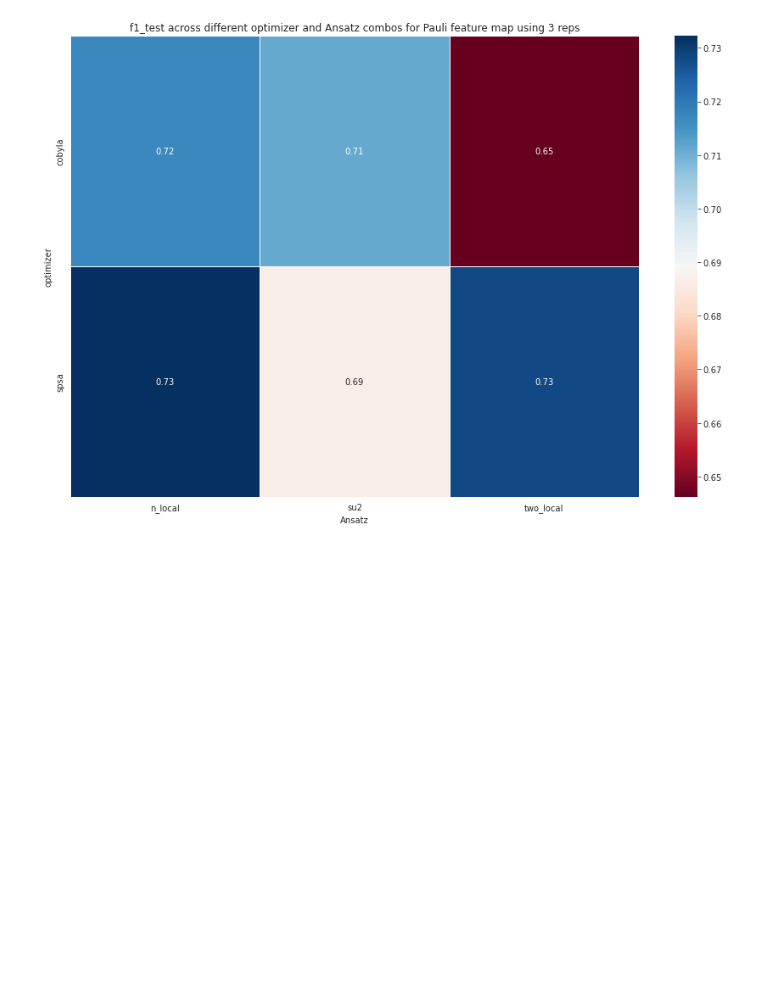
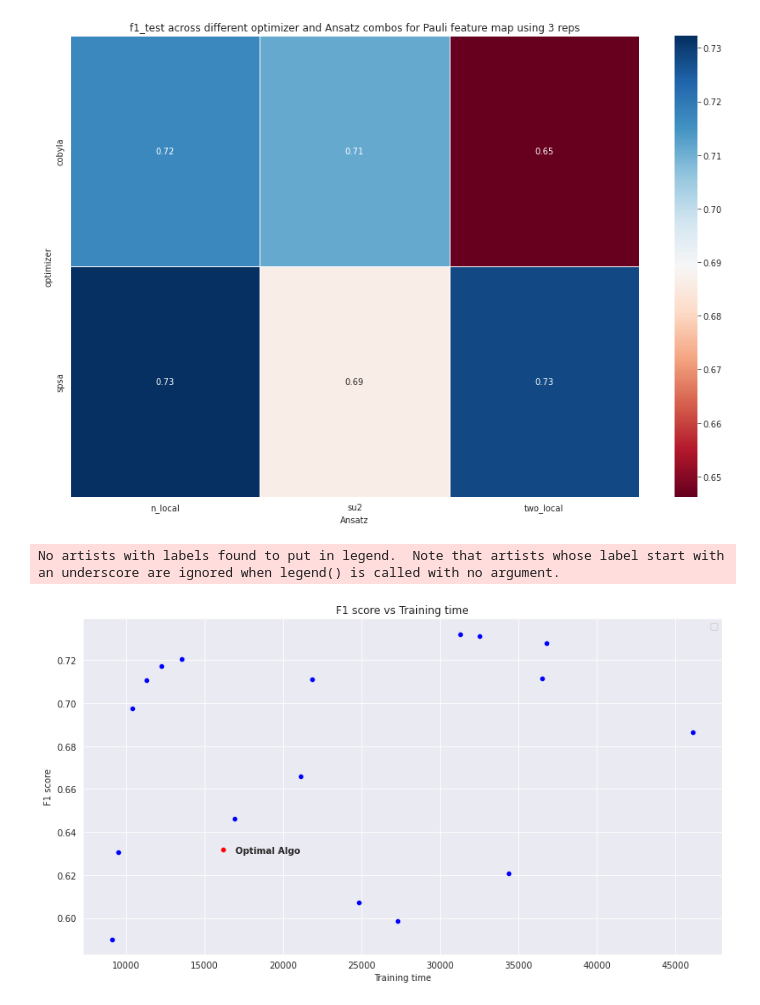
Before and after one commit to MUbarak123-56/qml-research, a Jupyter notebook: spaceship_titanic/vqc_code/data_analysis.ipynb, the cells around one changed output. Drawn from its saved outputs; the diff is of its cells as text; code cells hidden in the pictures; blank space fills up the shorter version.

```diff
--- a/spaceship_titanic/vqc_code/data_analysis.ipynb
+++ b/spaceship_titanic/vqc_code/data_analysis.ipynb
@@ -195,10 +195,15 @@ conf_mat_create("Pauli","optimizer", "Ansatz", "f1_test", 3)
 [figure]
 # %%
 plt.figure(figsize=(13,7))
-sns.scatterplot(x="Training time", y="f1_score", data=tot_df, hue = "feature_map_type")
+best = tot_df[(tot_df["optimizer"]=="cobyla") & (tot_df["Ansatz"] == "su2") & (tot_df["reps"] == 2)]
+sns.scatterplot(x = "Training time", y = "f1_test", data=tot_df, color= "blue")
+sns.scatterplot(x = "Training time", y = "f1_test", data = best, color = "red")
 plt.xlabel("Training time")
 plt.ylabel("F1 score")
 plt.title("F1 score vs Training time")
-plt.text(x = 5600, y=0.59,s = "Best Algo", fontdict={"fontweight":"bold"})
+plt.text(x = 17000, y=0.63,s = "Optimal Algo", fontdict={"fontweight":"bold"})
 plt.legend(loc="best")
 plt.show()
+# %% [output]
+No artists with labels found to put in legend.  Note that artists whose label start with an underscore are ignored when legend() is called with no argument.
+[figure, added]
```
Also changed, not shown: parts of 2 cells of this notebook, 2 other files.
